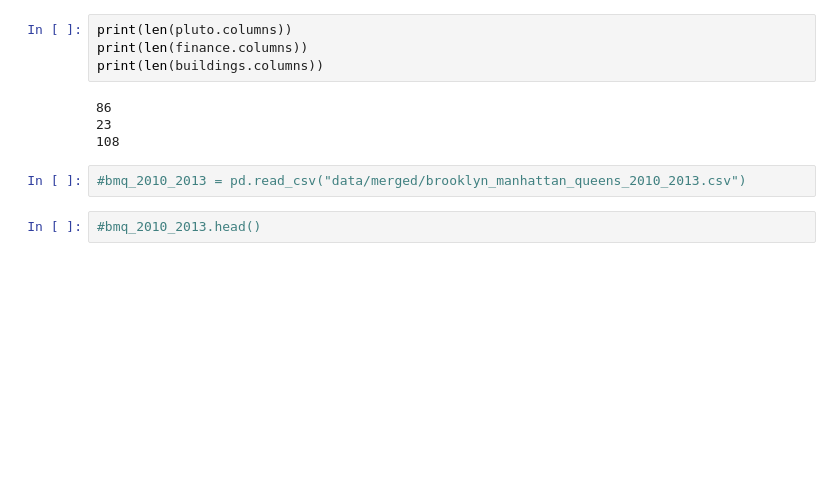
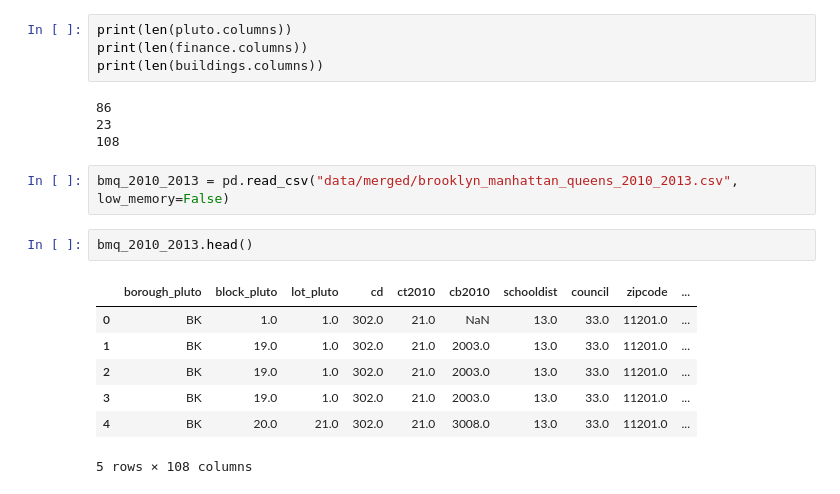
Before and after one commit to jgutman/reveal-estate, a Jupyter notebook: import_organize_finance_sales.ipynb, the cells around one changed output. Drawn from its saved outputs; the diff is of its cells as text; blank space fills up the shorter version.

```diff
--- a/import_organize_finance_sales.ipynb
+++ b/import_organize_finance_sales.ipynb
@@ -231,6 +235,14 @@ print(len(buildings.columns))
 23
 108
 # %%
-#bmq_2010_2013 = pd.read_csv("data/merged/brooklyn_manhattan_queens_2010_2013.csv")
+bmq_2010_2013 = pd.read_csv("data/merged/brooklyn_manhattan_queens_2010_2013.csv", low_memory=False)
-# %%
-#bmq_2010_2013.head()
+# %%
+bmq_2010_2013.head()
+# %% [output]
+|  | borough_pluto | block_pluto | lot_pluto | cd | ct2010 | cb2010 | schooldist | council | zipcode | ... |
+| 0 | BK | 1.0 | 1.0 | 302.0 | 21.0 | NaN | 13.0 | 33.0 | 11201.0 | ... |
+| 1 | BK | 19.0 | 1.0 | 302.0 | 21.0 | 2003.0 | 13.0 | 33.0 | 11201.0 | ... |
+| 2 | BK | 19.0 | 1.0 | 302.0 | 21.0 | 2003.0 | 13.0 | 33.0 | 11201.0 | ... |
+| 3 | BK | 19.0 | 1.0 | 302.0 | 21.0 | 2003.0 | 13.0 | 33.0 | 11201.0 | ... |
+| 4 | BK | 20.0 | 21.0 | 302.0 | 21.0 | 3008.0 | 13.0 | 33.0 | 11201.0 | ... |
+5 rows × 108 columns
```
Also changed, not shown: parts of 6 cells of this notebook, 1 other file.
